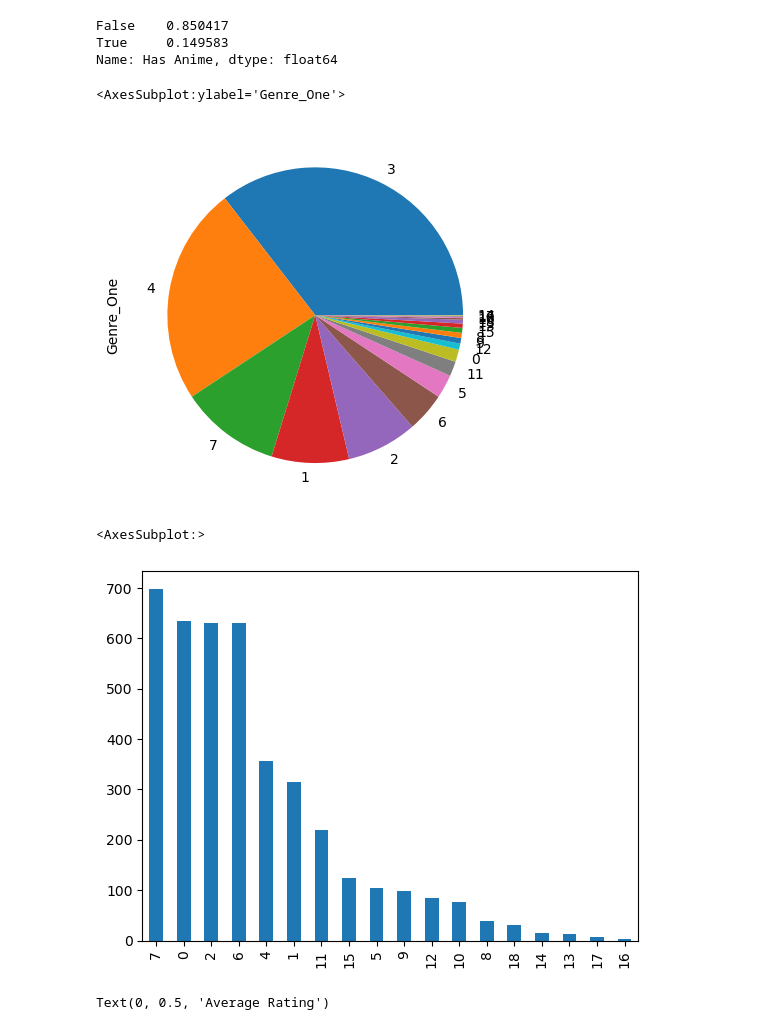
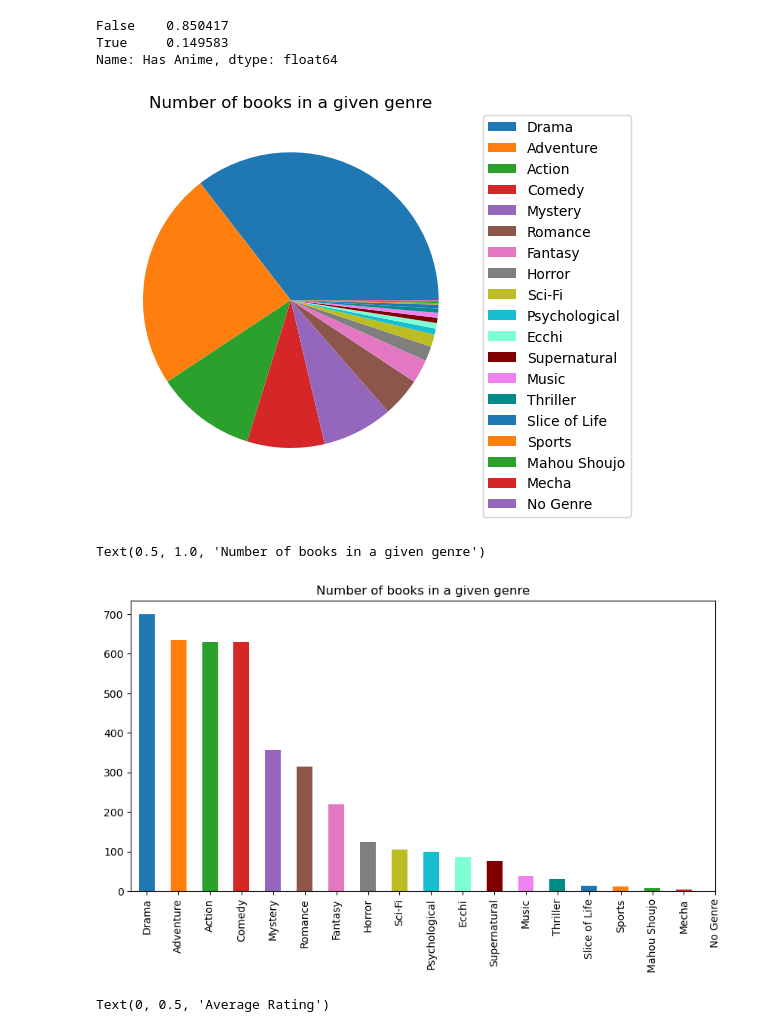
Before and after one commit to Shahars71/Data-Sciences-Project, a Jupyter notebook: Data Science _Our Main Project .ipynb, the cells around one changed output. Drawn from its saved outputs; the diff is of its cells as text; code cells hidden in the pictures.

Commit message:
Code update 6/2
Updated the first two charts with a proper legend and genre names.

```diff
--- a/Data Science _Our Main Project .ipynb
+++ b/Data Science _Our Main Project .ipynb
@@ -147,6 +147,10 @@ df.replace(replace_map_Source, inplace = True)
 
 df = pd.get_dummies(df, columns=['Status'], prefix = ['Status'])
 #df = pd.get_dummies(df, columns=['Source'], prefix = ['Source'])
+# %%
+gen_labels = ['Drama', 'Adventure', 'Action', 'Comedy', 'Mystery','Romance','Fantasy','Horror','Sci-Fi',
+                'Psychological','Ecchi','Supernatural','Music','Thriller','Slice of Life','Sports','Mahou Shoujo','Mecha','No Genre']
+gen_colors = ['tab:blue','tab:orange','tab:green','tab:red','tab:purple','tab:brown','tab:pink','tab:gray','tab:olive','tab:cyan','aquamarine','maroon','violet','darkcyan']
 # %%
 df.info()
 # %% [output]
@@ -174,15 +178,19 @@ False    0.850417
 True     0.149583
 Name: Has Anime, dtype: float64
 # %%
-df['Genre_One'].value_counts().plot(kind='pie')
+piec = df['Genre_One'].value_counts().plot(kind='pie',legend=True, ylabel = '', labeldistance = None, labels = gen_labels, colors=gen_colors)
+piec.legend(bbox_to_anchor=(1,1.02), loc = 'upper left')
+piec.set_title("Number of books in a given genre")
+plt.show()
 # %% [output]
-<AxesSubplot:ylabel='Genre_One'>
-[figure, old version]
+[figure, new version]
 # %%
-df['Genre_Two'].value_counts().plot(kind='bar')
+barc = df['Genre_Two'].value_counts().plot(kind='bar', figsize=(10, 5),color=gen_colors)
+barc.set_xticks(np.arange(len(gen_labels)),labels = gen_labels)
+barc.set_title("Number of books in a given genre")
 # %% [output]
-<AxesSubplot:>
+Text(0.5, 1.0, 'Number of books in a given genre')
-[figure, old version]
+[figure, new version]
 # %%
 plt.scatter(df['Volume Count'],df['Average Rating'])
 plt.xlabel('Volume Count')
```
